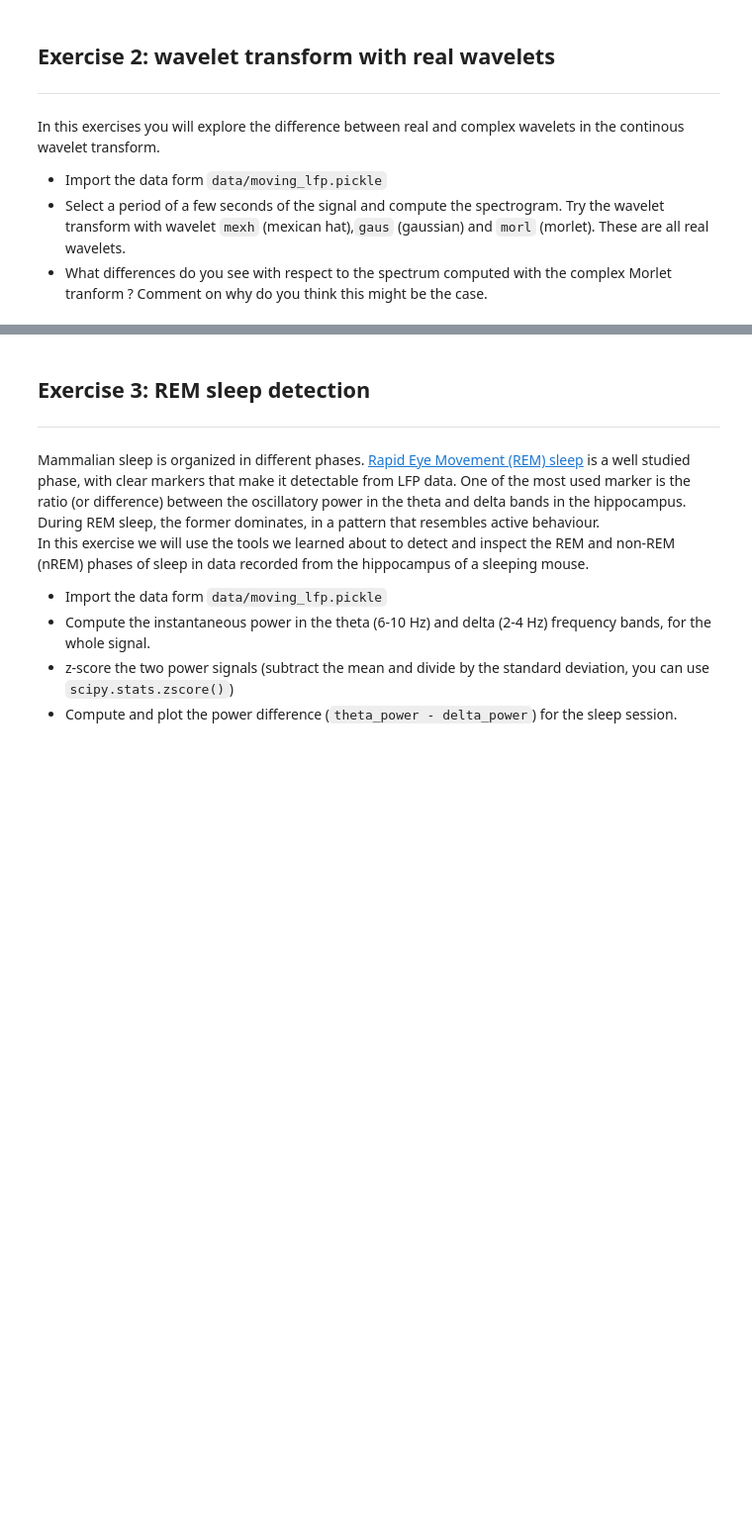
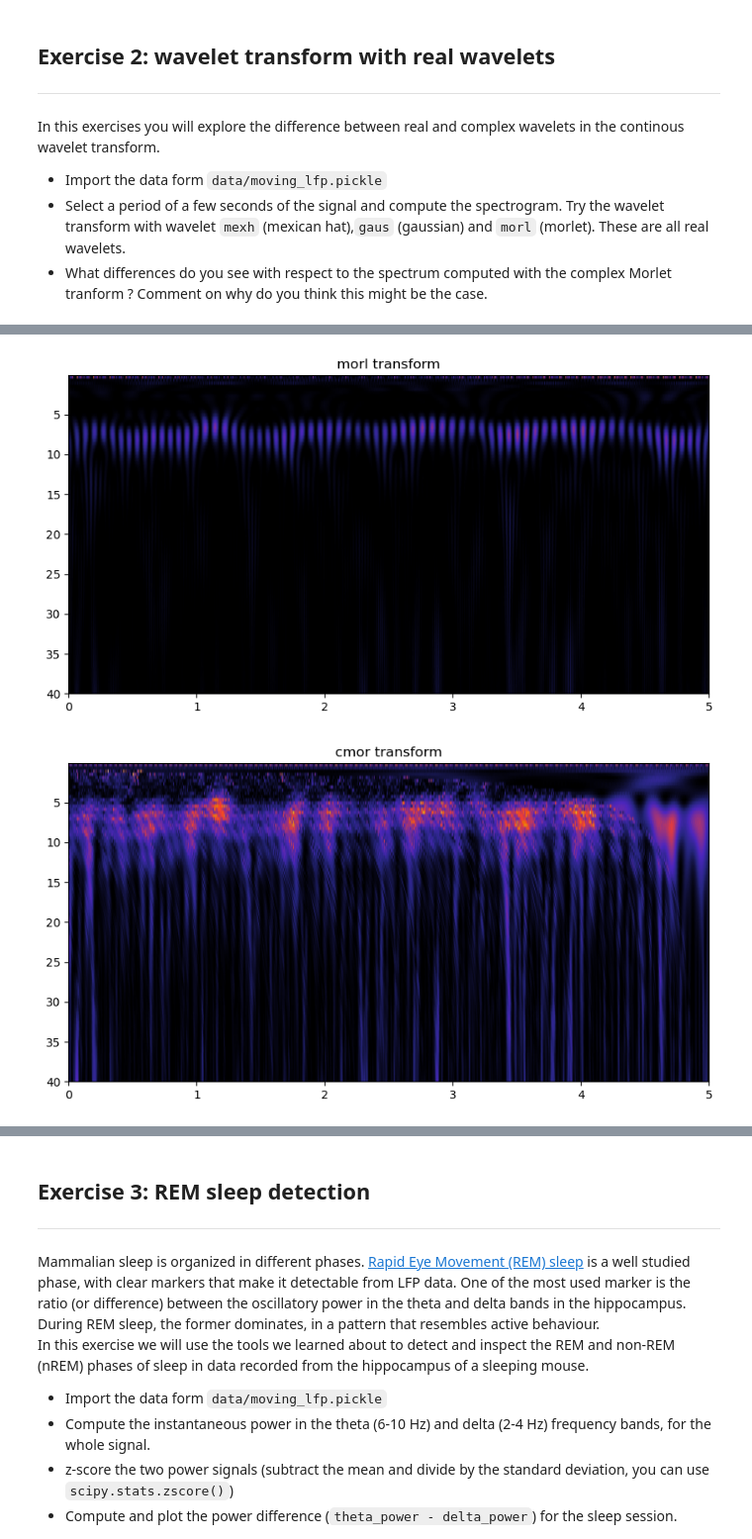
Before and after one commit to lschlinkheider/neuroanalysis, a Jupyter notebook: neural_data/01-local_field_potential/exercises.ipynb, the cells around one changed output, grey strips where cells are left out. Shown at 99% size. Drawn from its saved outputs; the diff is of its cells as text; code cells hidden in the pictures; blank space fills up the shorter version.

```diff
--- a/neural_data/01-local_field_potential/exercises.ipynb
+++ b/neural_data/01-local_field_potential/exercises.ipynb
@@ -168,0 +206,17 @@ In this exercises you will explore the difference between real and complex wavel
+# %%
+# Complex morlet
+
+wavelet = ['morl', 'cmor']
+frequencies =  np.linspace(0.1,40,100)/sampling_rate
+# changed the number of frequencies included here in order to see differences in frequency resolution
+
+for i, w in enumerate(wavelet):
+    scales = scale2frequency(w, frequencies)
+    cwtmatr, _ = cwt(sig, wavelet=w, scales=scales, sampling_period=1.0/sampling_rate)
+    plt.figure(figsize=(10,5))
+    plt.imshow(abs(cwtmatr)**2, extent=[start,end,frequencies[-1]*sampling_rate,
+                                        frequencies[0]*sampling_rate], aspect='auto', cmap='CMRmap')
+    plt.title(f'{w} transform')
+# %% [output]
+[figure, added]
+[figure, added]
```
Also changed, not shown: parts of 4 cells of this notebook.
